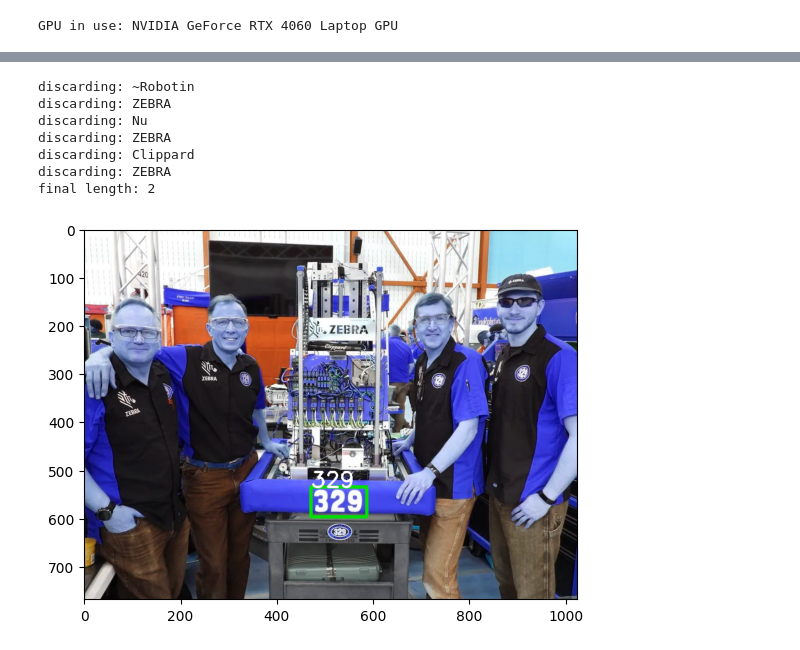
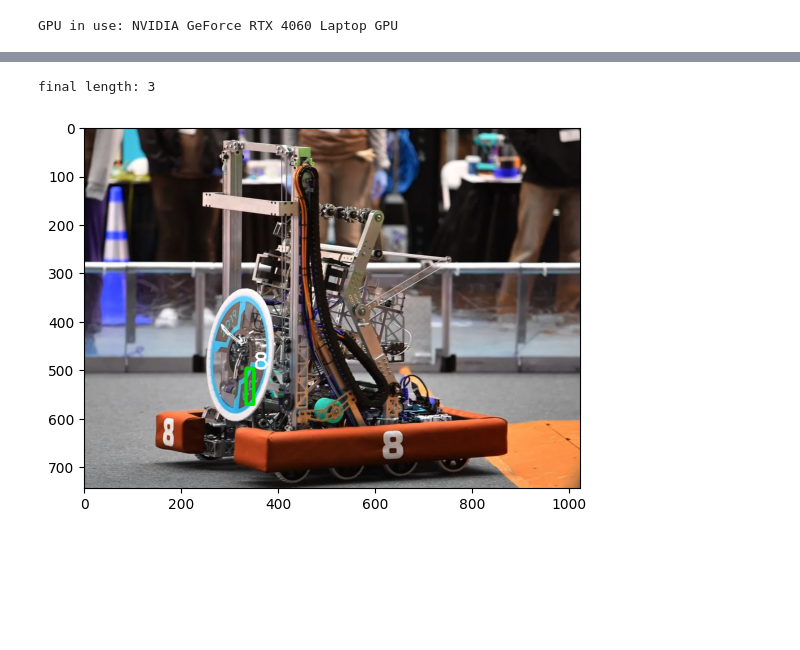
Before and after one commit to ltcolscotty/ocrproj1, a Jupyter notebook: Test.ipynb, the cells around one changed output, grey strips where cells are left out. Cells and saved outputs as stored; diff of their text form; code cells hidden in the pictures; blank space fills up the shorter version.

```diff
--- a/Test.ipynb
+++ b/Test.ipynb
@@ -17,4 +19,5 @@ else:
 # %% [output]
 GPU in use: NVIDIA GeForce RTX 4060 Laptop GPU
 # %%
-IMAGE_PATH = (r"C:\Users\aidan\OneDrive\Desktop\Robotics\easyocr\images\329_3.webp")
+IMAGE_PATH = (f"{cwd}\images\8_12.webp")
+IMAGE_PATH
@@ -42,40 +38,33 @@ result
 # %%
 #Change to view different labeled parts
-index_view = 1
-
+index_view = 2
 
 bottom_right_list = list()
 top_left_list = list()
 index_list = list()
 answer_list = list()
 
 if not result:
     print("Empty Results List")
 
 else:
     for index, item in enumerate(result):
         if result[index][1].isdigit():
             bottom_right_list.append(tuple(result[index][0][2]))
             top_left_list.append(tuple(result[index][0][0]))
             answer_list.append(result[index][1])
         else:
             print(f"discarding: {result[index][1]}")
 
 print(f"final length: {len(answer_list)}")
 
 font = cv2.FONT_HERSHEY_SIMPLEX
 
 img = cv2.imread(IMAGE_PATH)
 img = cv2.rectangle(img, tuple(map(int, top_left_list[index_view])), tuple(map(int, bottom_right_list[index_view])), (0, 225, 0), 5)
 img = cv2.putText(img, answer_list[index_view], tuple(map(int, top_left_list[index_view])), font, 1.5, (255, 255, 255), 3)
 plt.imshow(img)
 plt.show()
 # %% [output]
-discarding: ~Robotin
-discarding: ZEBRA
-discarding: Nu
-discarding: ZEBRA
-discarding: Clippard
-discarding: ZEBRA
-final length: 2
+final length: 3
-[figure, old version]
+[figure, new version]
```
Also changed, not shown: parts of 6 cells of this notebook.
